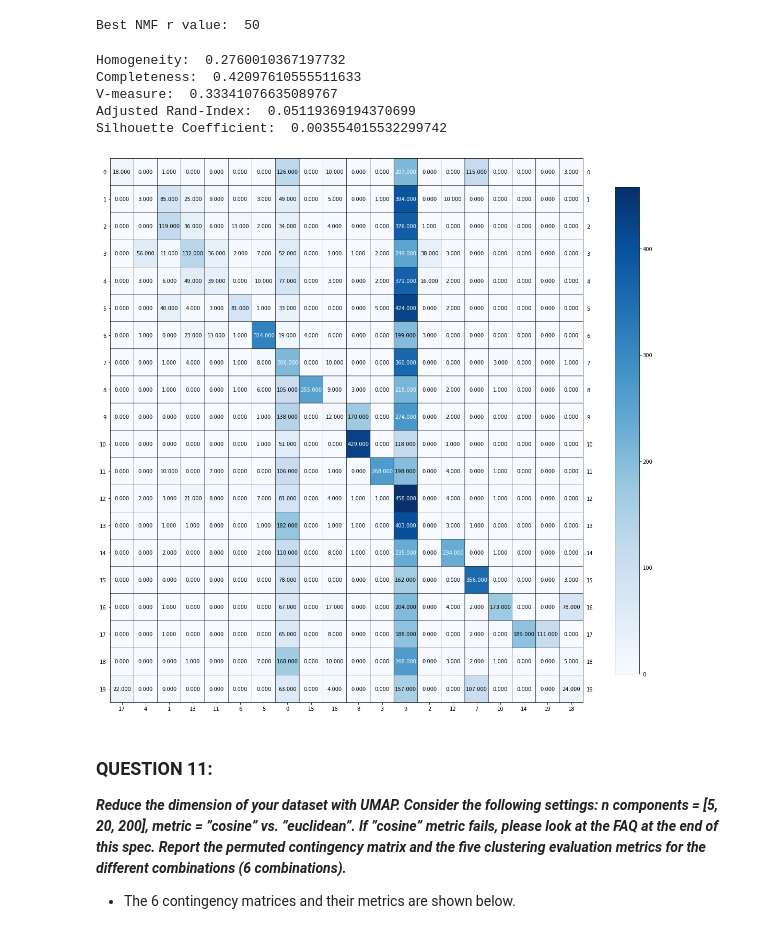
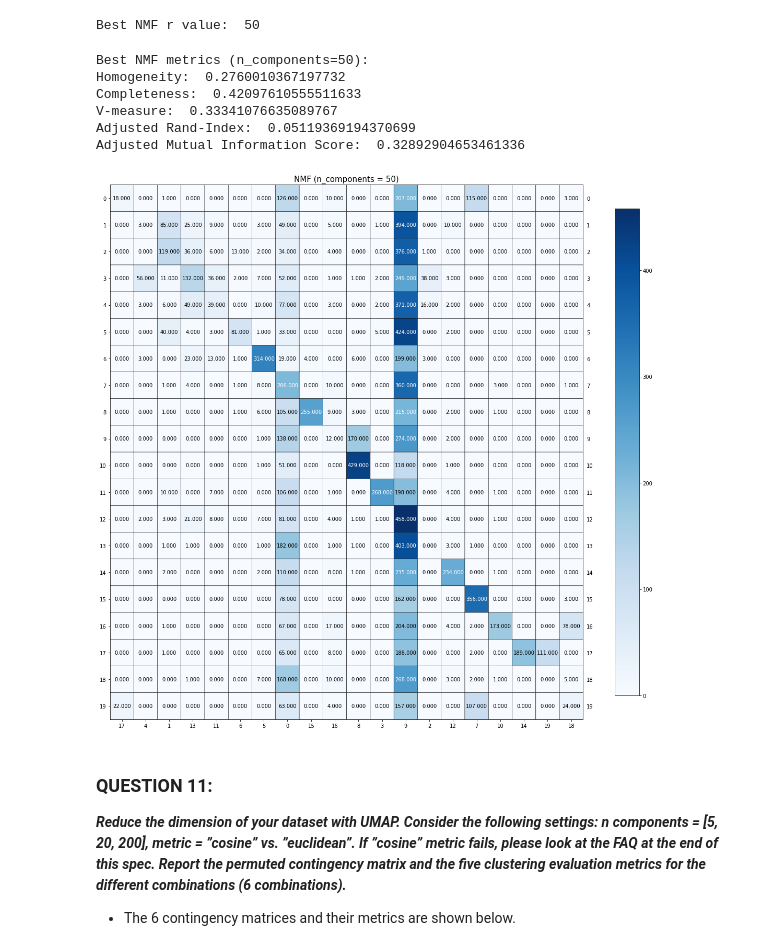
Before and after one commit to stang126/ECE-219-Large-Scale-Data-Mining, a Jupyter notebook: Project 2/Project 2.ipynb, the cells around one changed output. Saved outputs shown, nothing was run; the diff lists cells and outputs as text; code cells hidden in the pictures.

```diff
--- a/Project 2/Project 2.ipynb
+++ b/Project 2/Project 2.ipynb
@@ -395,24 +397,22 @@ trunc_nmf = nmf_bestr.fit_transform(newsgroups_tfidf)
 kmeans.fit(trunc_nmf)
 
 # print clustering measures
-print("Homogeneity: ", cluster.homogeneity_score(newsgroups.target, kmeans.labels_))
-print("Completeness: ",cluster. completeness_score(newsgroups.target, kmeans.labels_))
-print("V-measure: ", cluster.v_measure_score(newsgroups.target, kmeans.labels_))
-print("Adjusted Rand-Index: ", cluster.adjusted_rand_score(newsgroups.target, kmeans.labels_))
-print("Silhouette Coefficient: ", cluster.silhouette_score(newsgroups_tfidf, kmeans.labels_, sample_size=2000))
+print('Best NMF metrics (n_components=50):')
+print_cluster_metrics(newsgroups.target, kmeans.labels_)
 # %% [output]
+Best NMF metrics (n_components=50):
 Homogeneity:  0.2760010367197732
 Completeness:  0.42097610555511633
 V-measure:  0.33341076635089767
 Adjusted Rand-Index:  0.05119369194370699
-Silhouette Coefficient:  0.003554015532299742
+Adjusted Mutual Information Score:  0.32892904653461336
 # %%
 # plot confusion matrix
 cm = confusion_matrix(newsgroups.target, kmeans.labels_)
 rows, cols = linear_sum_assignment(cm, maximize=True)
-plot_mat(cm[rows[:, np.newaxis], cols], xticklabels=cols,yticklabels=rows, size=(15,15))
+plot_mat(cm[rows[:, np.newaxis], cols], xticklabels=cols,yticklabels=rows, size=(15,15), title='NMF (n_components = 50)')
 # %% [output]
-[figure, old version]
+[figure, new version]
 # %% [markdown]
 ### QUESTION 11:
 ***Reduce the dimension of your dataset with UMAP. Consider the following settings: n components = [5, 20, 200], metric = ”cosine” vs. ”euclidean”. If ”cosine” metric fails, please look at the FAQ at the end of this spec. Report the permuted contingency matrix and the five clustering evaluation metrics
```
Also changed, not shown: parts of 47 cells of this notebook.
